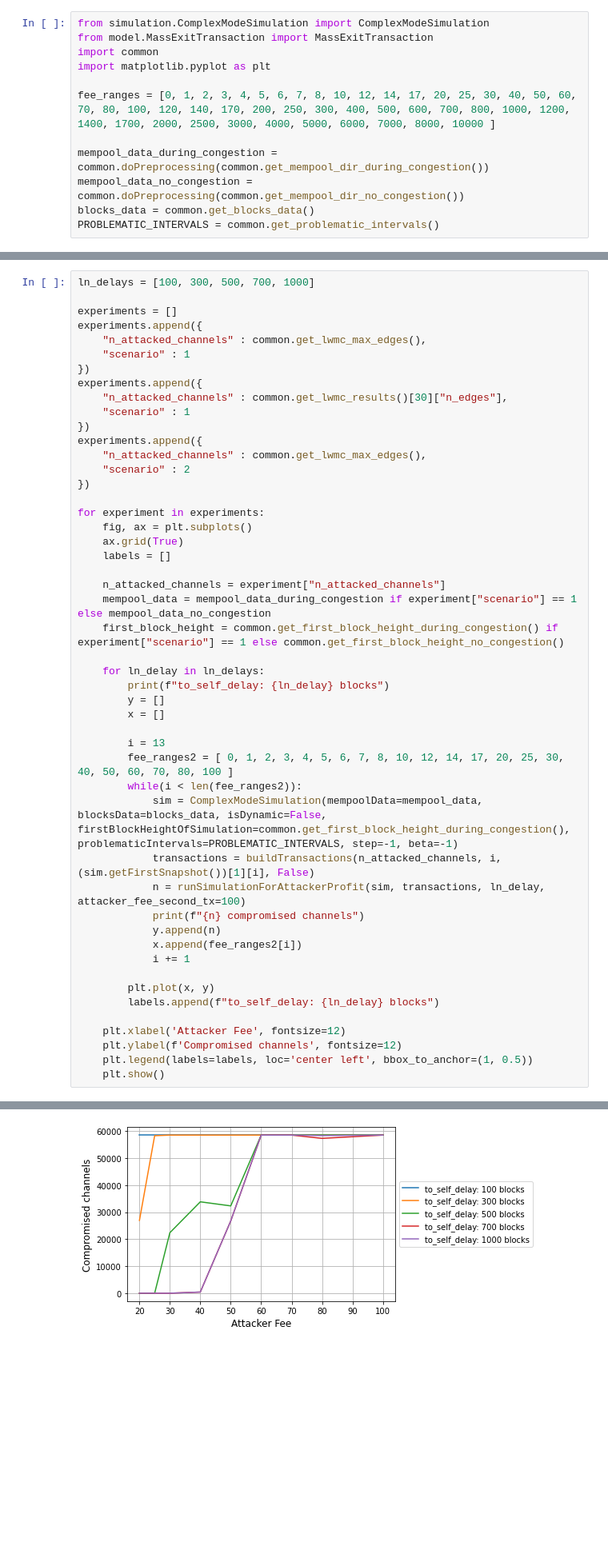
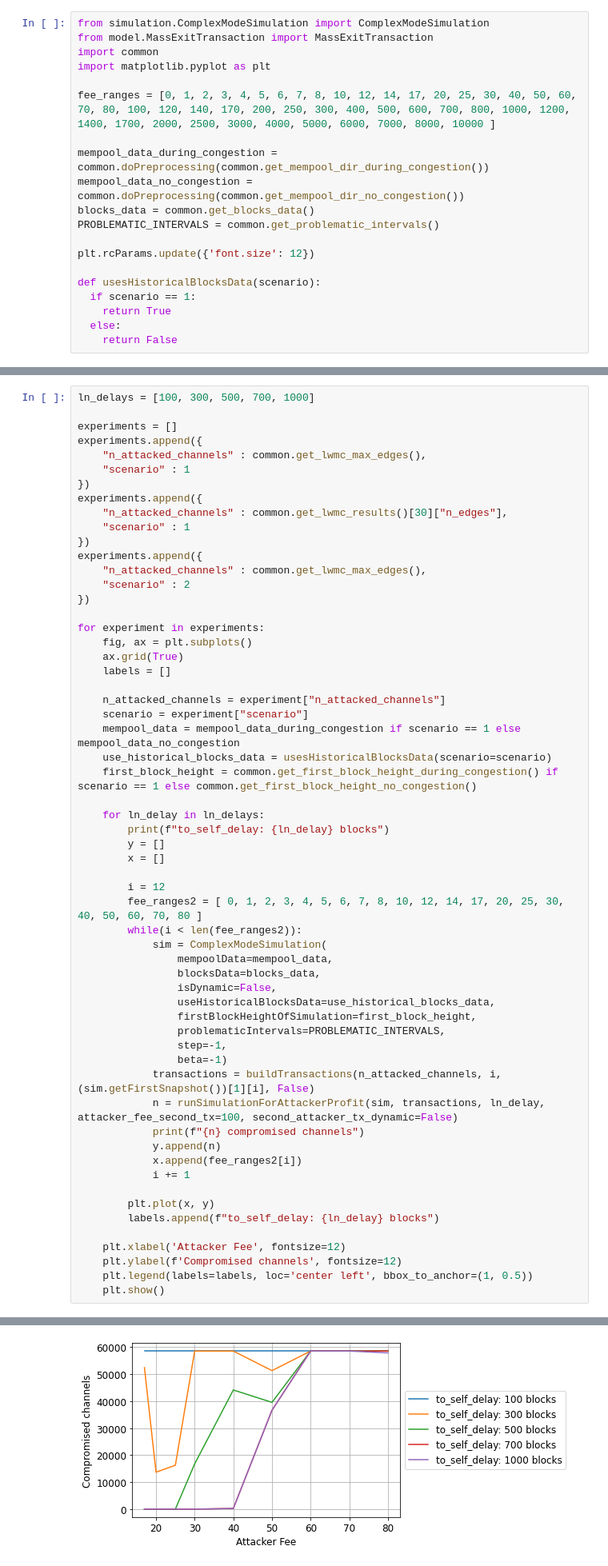
Before and after one commit to CosimoSguanci/Mass-Exit-Attacks-on-LN, a Jupyter notebook: mempool-simulator/MassDoubleSpendAttackSimulation-refactoring.ipynb, the cells around one changed output, grey strips where cells are left out. Shown at 80% size. Saved outputs shown, nothing was run; the diff lists cells and outputs as text; blank space fills up the shorter version.

```diff
--- a/mempool-simulator/MassDoubleSpendAttackSimulation-refactoring.ipynb
+++ b/mempool-simulator/MassDoubleSpendAttackSimulation-refactoring.ipynb
@@ -10,6 +10,14 @@ mempool_data_during_congestion = common.doPreprocessing(common.get_mempool_dir_d
 mempool_data_no_congestion = common.doPreprocessing(common.get_mempool_dir_no_congestion())
 blocks_data = common.get_blocks_data()
 PROBLEMATIC_INTERVALS = common.get_problematic_intervals()
+
+plt.rcParams.update({'font.size': 12})
+
+def usesHistoricalBlocksData(scenario):
+  if scenario == 1:
+    return True
+  else:
+    return False
 # %%
 def buildTransactions(num_attacked_channels, fee_index_attacker, initial_tx_with_same_fee_attacker, isDynamic):
     transactions = []
@@ -294,20 +312,30 @@ for experiment in experiments:
     labels = []
 
     n_attacked_channels = experiment["n_attacked_channels"]
-    mempool_data = mempool_data_during_congestion if experiment["scenario"] == 1 else mempool_data_no_congestion
-    first_block_height = common.get_first_block_height_during_congestion() if experiment["scenario"] == 1 else common.get_first_block_height_no_congestion()
+    scenario = experiment["scenario"]
+    mempool_data = mempool_data_during_congestion if scenario == 1 else mempool_data_no_congestion
+    use_historical_blocks_data = usesHistoricalBlocksData(scenario=scenario)
+    first_block_height = common.get_first_block_height_during_congestion() if scenario == 1 else common.get_first_block_height_no_congestion()
 
     for ln_delay in ln_delays:
         print(f"to_self_delay: {ln_delay} blocks")
         y = []
         x = []
 
-        i = 13
-        fee_ranges2 = [ 0, 1, 2, 3, 4, 5, 6, 7, 8, 10, 12, 14, 17, 20, 25, 30, 40, 50, 60, 70, 80, 100 ]
+        i = 12
+        fee_ranges2 = [ 0, 1, 2, 3, 4, 5, 6, 7, 8, 10, 12, 14, 17, 20, 25, 30, 40, 50, 60, 70, 80 ]
         while(i < len(fee_ranges2)):
-            sim = ComplexModeSimulation(mempoolData=mempool_data, blocksData=blocks_data, isDynamic=False, firstBlockHeightOfSimulation=common.get_first_block_height_during_congestion(), problematicIntervals=PROBLEMATIC_INTERVALS, step=-1, beta=-1)
+            sim = ComplexModeSimulation(
+                mempoolData=mempool_data,
+                blocksData=blocks_data,
+                isDynamic=False,
+                useHistoricalBlocksData=use_historical_blocks_data,
+                firstBlockHeightOfSimulation=first_block_height,
+                problematicIntervals=PROBLEMATIC_INTERVALS,
+                step=-1,
+                beta=-1)
             transactions = buildTransactions(n_attacked_channels, i, (sim.getFirstSnapshot())[1][i], False)
-            n = runSimulationForAttackerProfit(sim, transactions, ln_delay, attacker_fee_second_tx=100)
+            n = runSimulationForAttackerProfit(sim, transactions, ln_delay, attacker_fee_second_tx=100, second_attacker_tx_dynamic=False)
             print(f"{n} compromised channels")
             y.append(n)
             x.append(fee_ranges2[i])
@@ -341,3 +369,3 @@ Finished simulation
-[figure, old version]
+[figure, new version]
 to_self_delay: 100 blocks
 [INFO] Starting simulation...
```
Also changed, not shown: parts of 8 cells of this notebook, 12 other files.
